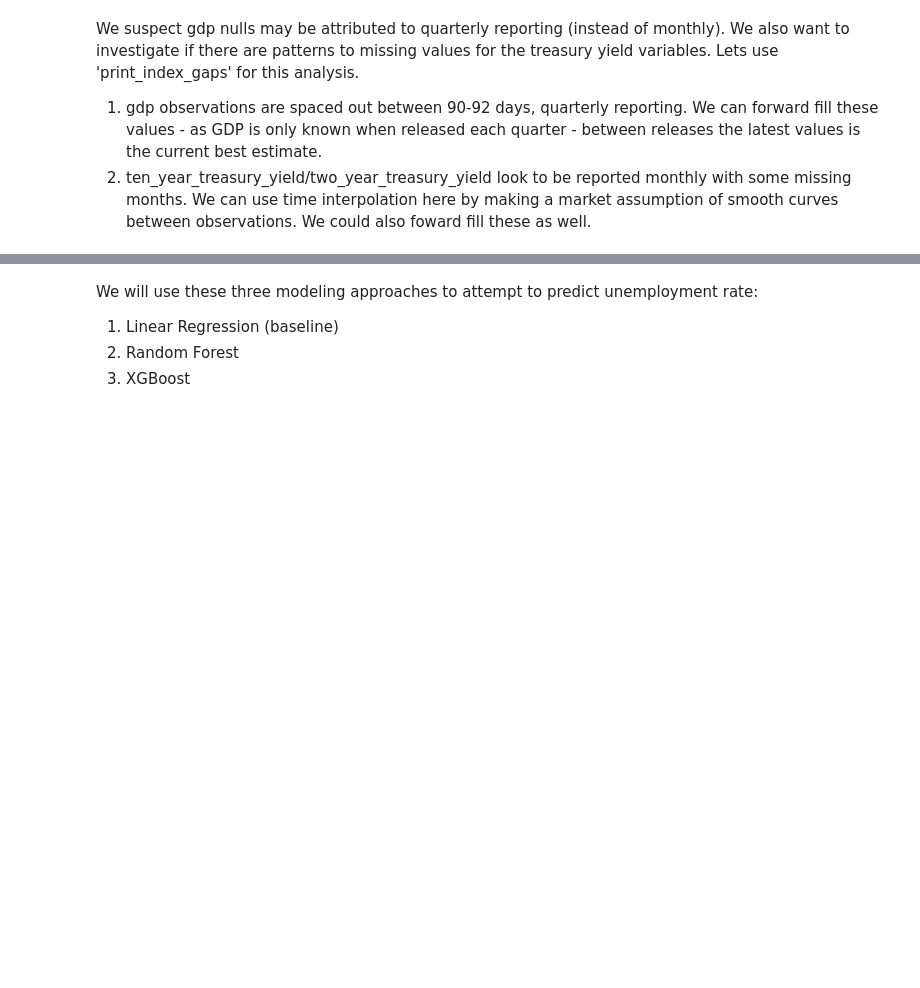
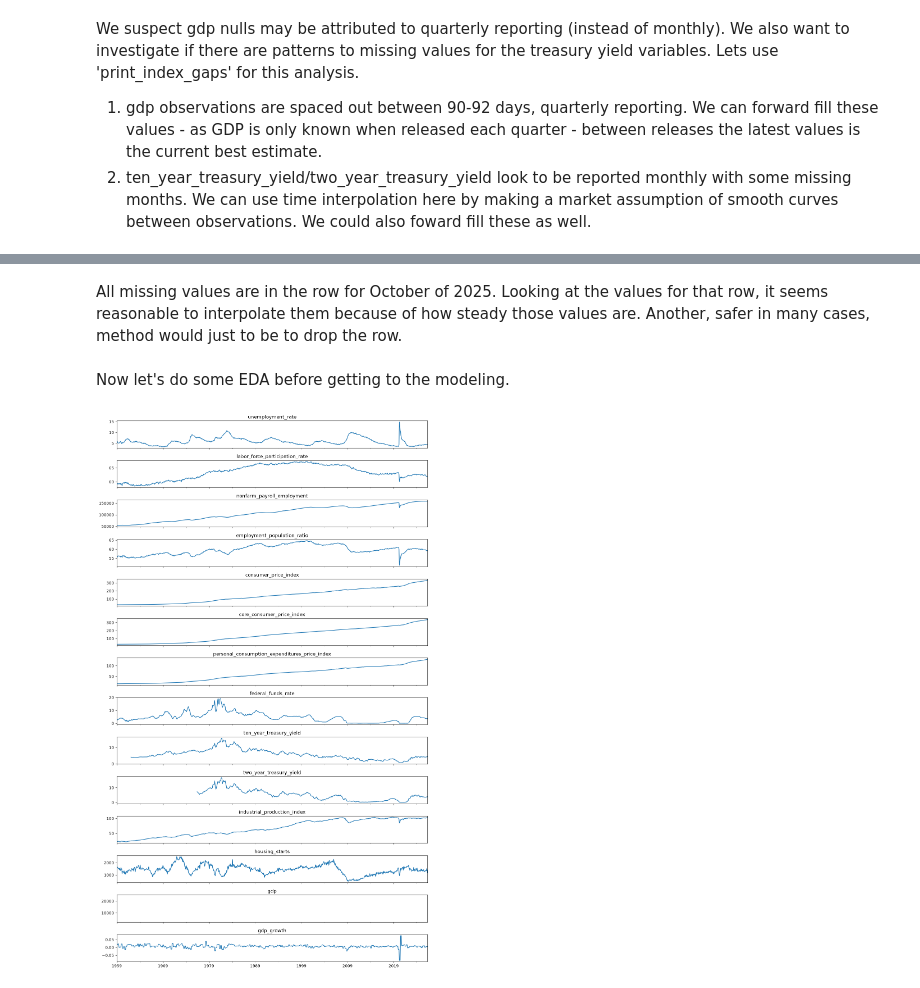
Before and after one commit to vgu734/FRED, a Jupyter notebook: Unemployment Modeling.ipynb, the cells around one changed output, grey strips where cells are left out. Drawn from its saved outputs; the diff is of its cells as text; code cells hidden in the pictures; blank space fills up the shorter version.

Commit message:
Initial model

```diff
--- a/Unemployment Modeling.ipynb
+++ b/Unemployment Modeling.ipynb
@@ -133,9 +141,6 @@ df = raw_df.copy()
 # Ensure datetime index
 df.index = pd.to_datetime(df.index)
 df = df.sort_index()
-
-# Keep only 1959-01-01 onward
-df = df.loc[df.index >= "1959-01-01"]
 
 # Drop unwanted columns (ignore errors in case any are missing)
 df = df.drop(
@@ -148,8 +153,14 @@ df = df.drop(
 )
 
 # GDP: forward fill
-df['gdp'] = df['gdp'].ffill()
+gdp_q = df['gdp'].dropna()
+gdp_growth_q = np.log(gdp_q).diff()
+
+df['gdp_growth'] = gdp_growth_q.reindex(df.index, method='ffill')
 
 # Treasury yields: time interpolation
 df['ten_year_treasury_yield'] = df['ten_year_treasury_yield'].interpolate(method='time')
 df['two_year_treasury_yield'] = df['two_year_treasury_yield'].interpolate(method='time')
+
+# Keep only 1959-01-01 onward
+df = df.loc[df.index >= "1959-01-01"]
@@ -176,0 +199,7 @@ dtype: float64
+# %%
+for col in ['employment_population_ratio', 'labor_force_participation_rate', 'unemployment_rate', 'core_consumer_price_index', 'consumer_price_index']:
+    if df[col].isna().any():
+        print(df[df[col].isna()][col])
+
+pos = df.index.get_loc("2025-10-01")
+df.iloc[pos-2:pos+3]
@@ -177,5 +223,22 @@ dtype: float64
+# %% [markdown]
+All missing values are in the row for October of 2025. Looking at the values for that row, it seems reasonable to interpolate them because of how steady those values are. Another, safer in many cases, method would just to be to drop the row.
+# %%
+df['unemployment_rate'] = df['unemployment_rate'].interpolate(method='time')
+df['labor_force_participation_rate'] = df['labor_force_participation_rate'].interpolate(method='time')
+df['employment_population_ratio'] = df['employment_population_ratio'].interpolate(method='time')
+df['consumer_price_index'] = df['consumer_price_index'].interpolate(method='time')
+df['core_consumer_price_index'] = df['core_consumer_price_index'].interpolate(method='time')
 # %% [markdown]
-We will use these three modeling approaches to attempt to predict unemployment rate:
-1. Linear Regression (baseline)
-2. Random Forest
-3. XGBoost
+Now let's do some EDA before getting to the modeling.
+# %%
+import matplotlib.pyplot as plt
+
+fig, axes = plt.subplots(len(df.columns), 1, figsize=(12, 20), sharex=True)
+
+for ax, col in zip(axes, df.columns):
+    df[col].plot(ax=ax)
+    ax.set_title(col)
+
+plt.tight_layout()
+# %% [output]
+[figure, added]
```
Also changed, not shown: parts of 22 cells of this notebook.
